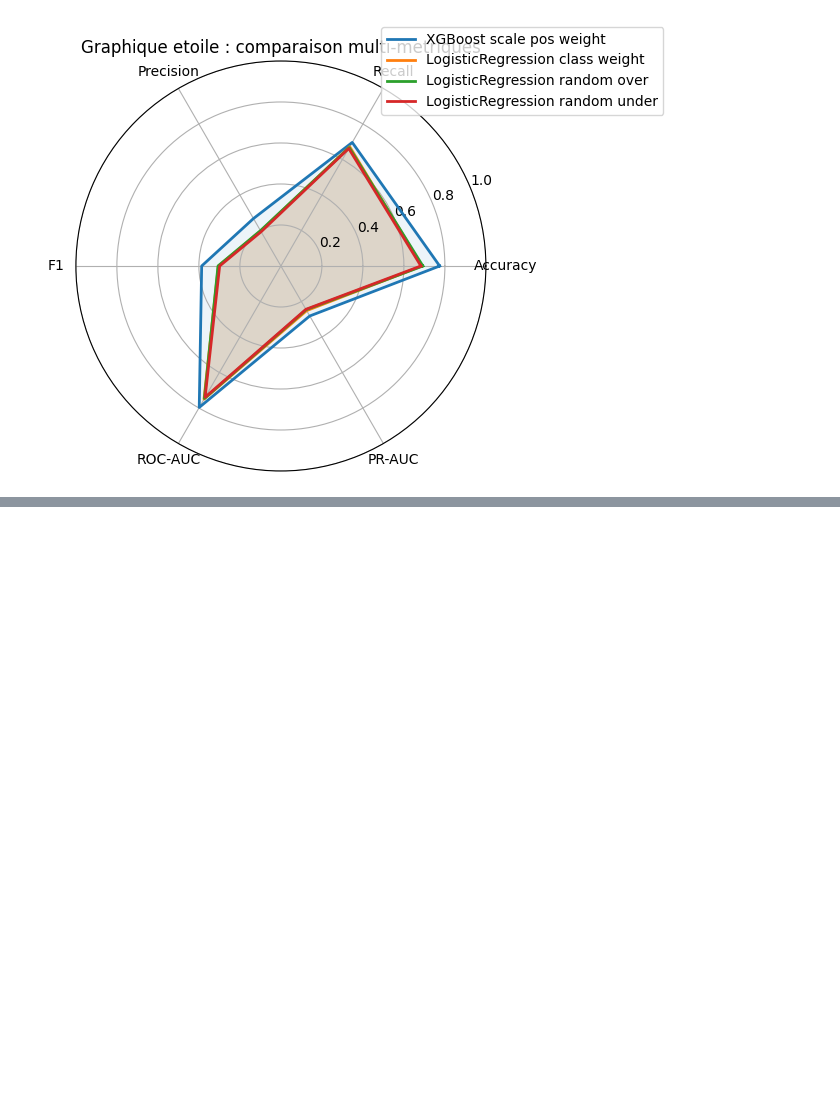
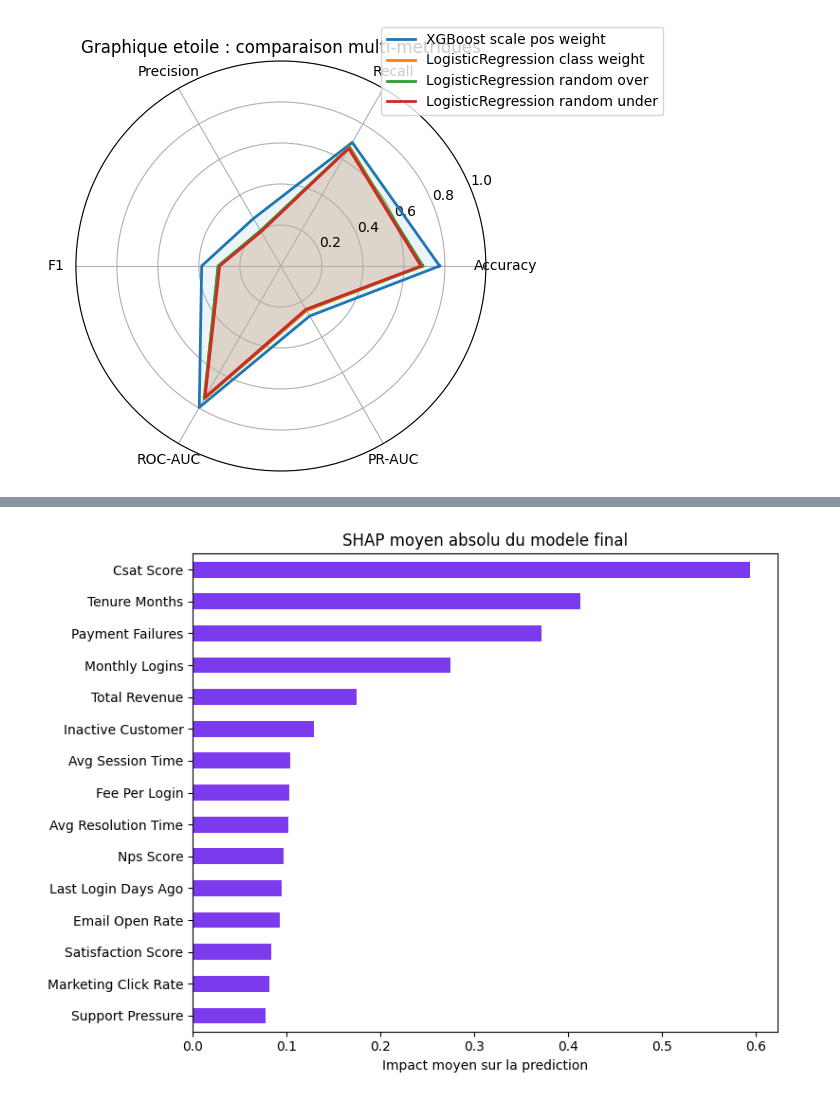
Before and after one commit to Simone-Me/churn_predict, a Jupyter notebook: projet_churn_structure/notebooks/05_modelisation_evaluation.ipynb, the cells around one changed output, grey strips where cells are left out. Cells and saved outputs as stored; diff of their text form; code cells hidden in the pictures; blank space fills up the shorter version.

```diff
--- a/projet_churn_structure/notebooks/05_modelisation_evaluation.ipynb
+++ b/projet_churn_structure/notebooks/05_modelisation_evaluation.ipynb
@@ -267 +378,30 @@ plt.show()
+# %%
+if shap is None:
+    print('SHAP n est pas installe dans cet environnement.')
+else:
+    preprocessor = best_model.named_steps.get('pre')
+    estimator = best_model.named_steps.get('model')
+    transformed_sample = preprocessor.transform(X_sample)
+    feature_names = get_transformed_feature_names(best_model, X_sample)
+
+    explainer = shap.TreeExplainer(estimator)
+    shap_values = explainer.shap_values(transformed_sample)
+    if isinstance(shap_values, list):
+        shap_values = shap_values[-1]
+
+    shap_top = (
+        pd.Series(np.abs(shap_values).mean(axis=0), index=feature_names)
+        .sort_values(ascending=False)
+        .head(15)
+        .sort_values()
+    )
+
+    fig, ax = plt.subplots(figsize=(8, 6))
+    shap_top.rename(index=format_feature_name).plot(kind='barh', ax=ax, color='#7c3aed')
+    ax.set_title('SHAP moyen absolu du modele final')
+    ax.set_xlabel('Impact moyen sur la prediction')
+    plt.tight_layout()
+    plt.show()
+# %% [output]
+[figure, added]
 # %% [markdown]
```
Also changed, not shown: parts of 8 cells of this notebook, 6 other files.
